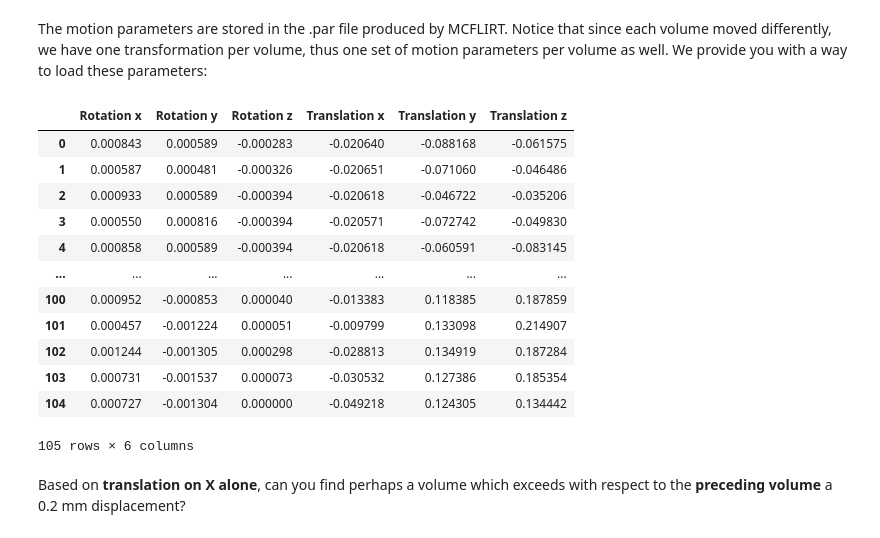
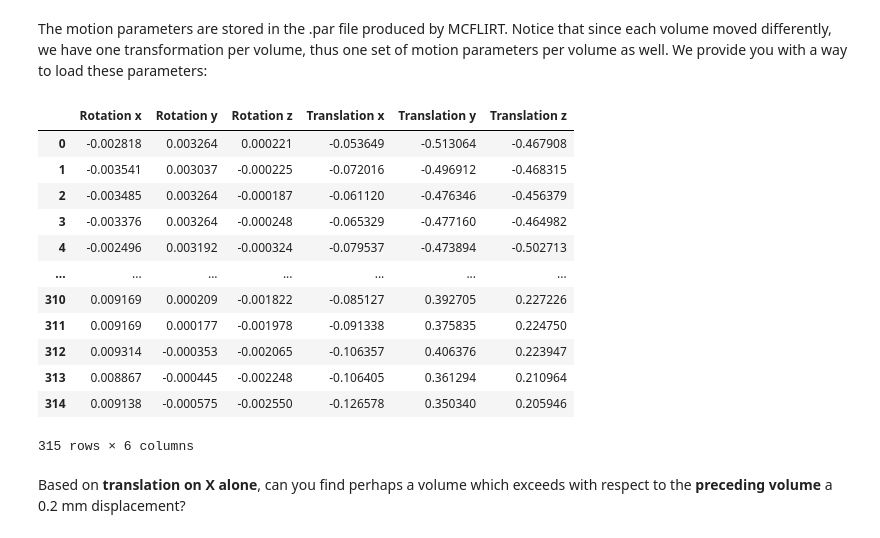
Before and after one commit to NicolasRR/NSSP, a Jupyter notebook: preprocessing.ipynb, the cells around one changed output. Cells and saved outputs as stored; diff of their text form; code cells hidden in the pictures.

```diff
--- a/preprocessing.ipynb
+++ b/preprocessing.ipynb
@@ -455,22 +713,22 @@ fsleyesDisplay.load(path_moco_data) # Load the motion corrected data in FSLeyes
 # %% [markdown]
 The motion parameters are stored in the .par file produced by MCFLIRT. Notice that since each volume moved differently, we have one transformation per volume, thus one set of motion parameters per volume as well. We provide you with a way to load these parameters:
 # %%
-mot_params = load_mot_params_fsl_6_dof(op.join(preproc_root, 'sub-control01', 'func', 'sub-control01_task-music_run-1_bold_moco.par'))
+mot_params = load_mot_params_fsl_6_dof(op.join(preproc_root, 'sub-control01', 'func', 'sub-control01_task-music_concat_bold.nii.gz.par'))
 mot_params # It returns a dataframe with the motion parameters
 # %% [output]
 |  | Rotation x | Rotation y | Rotation z | Translation x | Translation y | Translation z |
-| 0 | 0.000843 | 0.000589 | -0.000283 | -0.020640 | -0.088168 | -0.061575 |
-| 1 | 0.000587 | 0.000481 | -0.000326 | -0.020651 | -0.071060 | -0.046486 |
-| 2 | 0.000933 | 0.000589 | -0.000394 | -0.020618 | -0.046722 | -0.035206 |
-| 3 | 0.000550 | 0.000816 | -0.000394 | -0.020571 | -0.072742 | -0.049830 |
-| 4 | 0.000858 | 0.000589 | -0.000394 | -0.020618 | -0.060591 | -0.083145 |
+| 0 | -0.002818 | 0.003264 | 0.000221 | -0.053649 | -0.513064 | -0.467908 |
+| 1 | -0.003541 | 0.003037 | -0.000225 | -0.072016 | -0.496912 | -0.468315 |
+| 2 | -0.003485 | 0.003264 | -0.000187 | -0.061120 | -0.476346 | -0.456379 |
+| 3 | -0.003376 | 0.003264 | -0.000248 | -0.065329 | -0.477160 | -0.464982 |
+| 4 | -0.002496 | 0.003192 | -0.000324 | -0.079537 | -0.473894 | -0.502713 |
 | ... | ... | ... | ... | ... | ... | ... |
-| 100 | 0.000952 | -0.000853 | 0.000040 | -0.013383 | 0.118385 | 0.187859 |
-| 101 | 0.000457 | -0.001224 | 0.000051 | -0.009799 | 0.133098 | 0.214907 |
-| 102 | 0.001244 | -0.001305 | 0.000298 | -0.028813 | 0.134919 | 0.187284 |
-| 103 | 0.000731 | -0.001537 | 0.000073 | -0.030532 | 0.127386 | 0.185354 |
-| 104 | 0.000727 | -0.001304 | 0.000000 | -0.049218 | 0.124305 | 0.134442 |
+| 310 | 0.009169 | 0.000209 | -0.001822 | -0.085127 | 0.392705 | 0.227226 |
+| 311 | 0.009169 | 0.000177 | -0.001978 | -0.091338 | 0.375835 | 0.224750 |
+| 312 | 0.009314 | -0.000353 | -0.002065 | -0.106357 | 0.406376 | 0.223947 |
+| 313 | 0.008867 | -0.000445 | -0.002248 | -0.106405 | 0.361294 | 0.210964 |
+| 314 | 0.009138 | -0.000575 | -0.002550 | -0.126578 | 0.350340 | 0.205946 |
-105 rows × 6 columns
+315 rows × 6 columns
 # %% [markdown]
 Based on **translation on X alone**, can you find perhaps a volume which exceeds with respect to the **preceding volume** a 0.2 mm displacement?
 # %%
```
Also changed, not shown: parts of 63 cells of this notebook, 1 other file.
